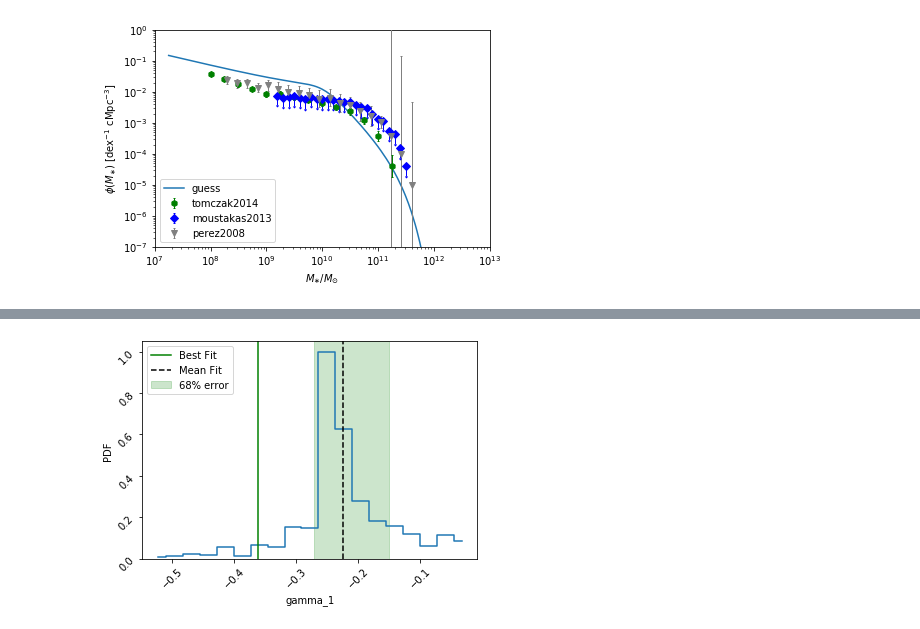
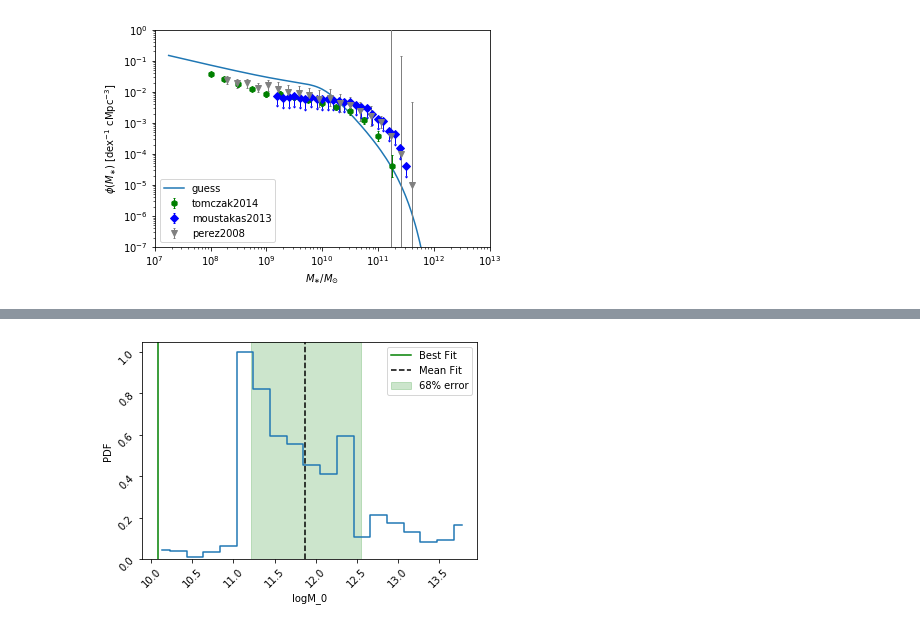
Before and after one commit to eklem1/GalaxySim, a Jupyter notebook: SMF_fit.ipynb, the cells around one changed output, grey strips where cells are left out. Saved outputs shown, nothing was run; the diff lists cells and outputs as text; code cells hidden in the pictures.

```diff
--- a/SMF_fit.ipynb
+++ b/SMF_fit.ipynb
@@ -237,6 +236,6 @@ Writing data one last time because save_freq > steps.
 # %%
-anl = ares.analysis.ModelSet('test_smfcal_2')
-# anl = ares.analysis.ModelSet('smf_run2')
+anl = ares.analysis.ModelSet('MCMC_files/test_smfcal_3')
+# anl = ares.analysis.ModelSet('MCMC_files/smf_run2')
 
 labels = \
 {
@@ -444,17 +451,17 @@ pl.show()
 # %%
 bests = [anl.get_1d_error(i, nu=0.68,  peak='mode') for i in params]
 
-i = 5
+i = 6
 
 ax = anl.PosteriorPDF(pars=params[i])
 
 pl.axvline(x=bests[i][0], ls="-", color="green", label="Best Fit")
 
 ax.axvspan(bests[i][0]-bests[i][1][1], bests[i][0]+bests[i][1][0], alpha=0.2, color='green' ,label="68% error")
 
 pl.axvline(x=fit_mean[i], ls="--", color="black", label="Mean Fit")
 
 pl.legend()
 pl.show()
 # %% [output]
-[figure, old version]
+[figure, new version]
```
Also changed, not shown: parts of 11 cells of this notebook, 4 other files.
